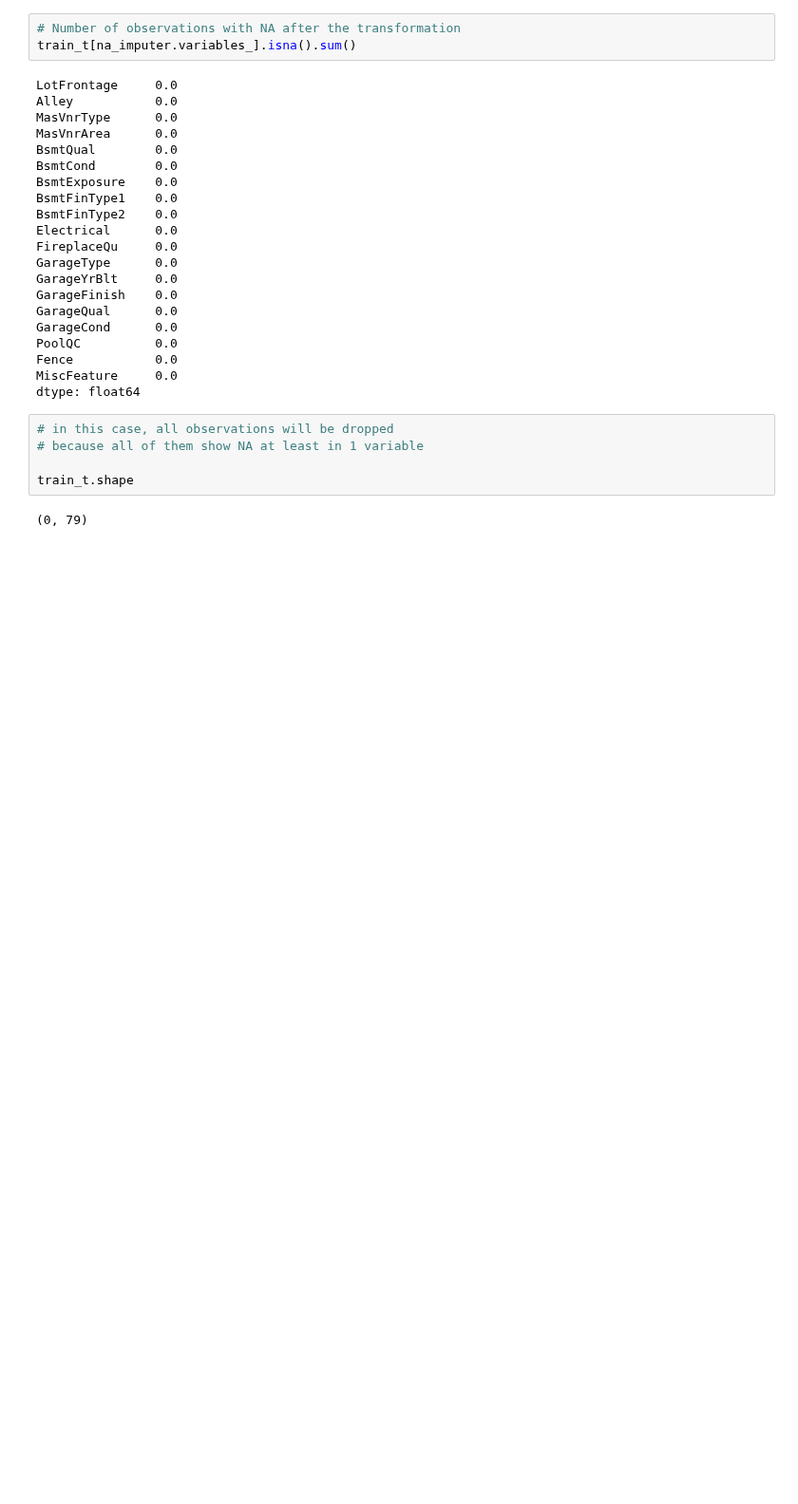
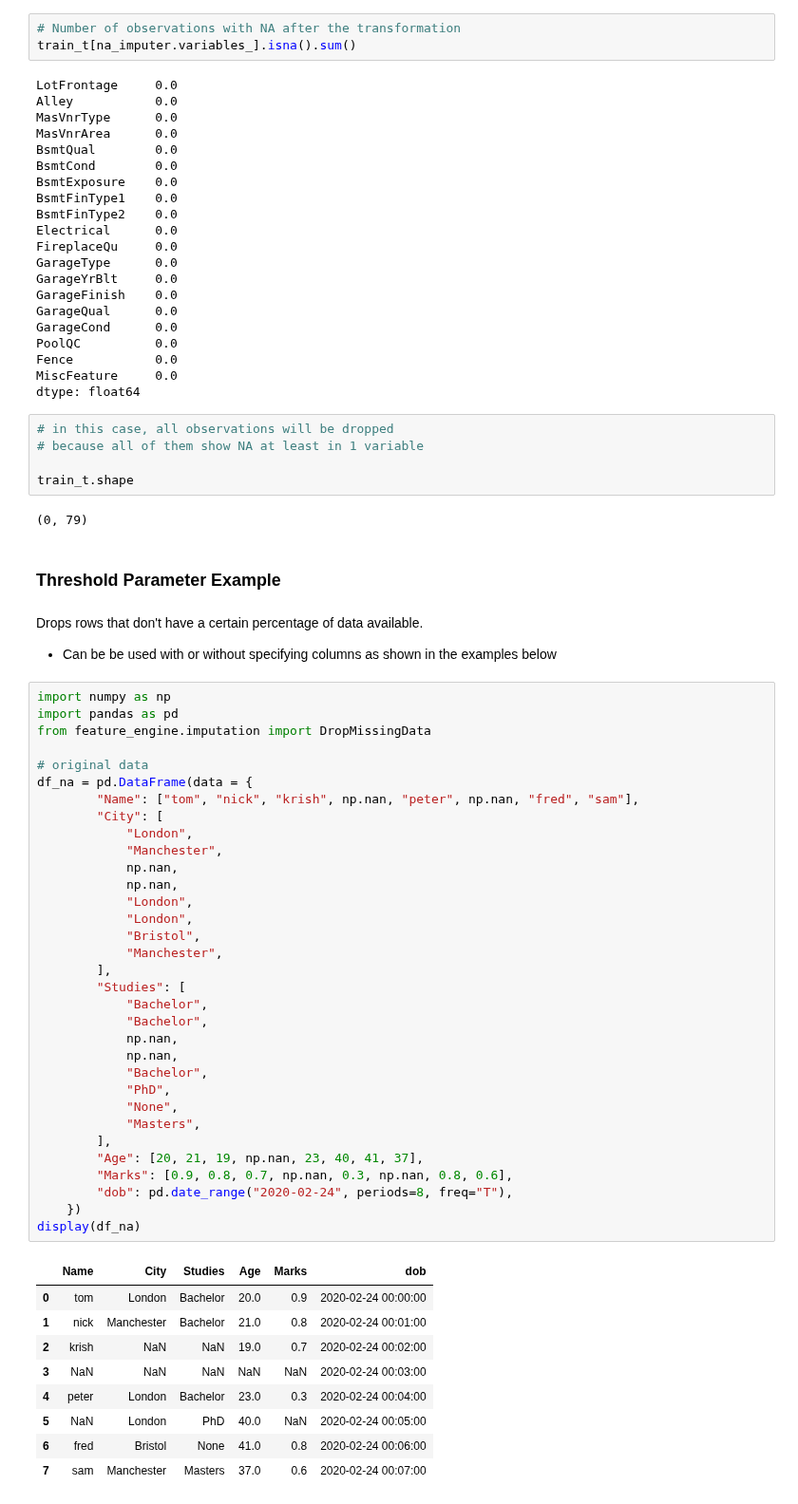
Before and after one commit to feature-engine/feature-engine-examples, a Jupyter notebook: imputation/DropMissingData.ipynb, the cells around one changed output. Shown at 95% size. Drawn from its saved outputs; the diff is of its cells as text; blank space fills up the shorter version.

Commit message:
add threshold parameter examples to drop missing data class (#3)

```diff
--- a/imputation/DropMissingData.ipynb
+++ b/imputation/DropMissingData.ipynb
@@ -214,3 +214,51 @@ dtype: float64
 train_t.shape
 # %% [output]
 (0, 79)
+# %% [markdown]
+### Threshold Parameter Example
+# %% [markdown]
+Drops rows that don't have a certain percentage of data available.
+* Can be be used with or without specifying columns as shown in the examples below
+# %%
+import numpy as np
+import pandas as pd
+from feature_engine.imputation import DropMissingData
+
+# original data
+df_na = pd.DataFrame(data = {
+        "Name": ["tom", "nick", "krish", np.nan, "peter", np.nan, "fred", "sam"],
+        "City": [
+            "London",
+            "Manchester",
+            np.nan,
+            np.nan,
+            "London",
+            "London",
+            "Bristol",
+            "Manchester",
+        ],
+        "Studies": [
+            "Bachelor",
+            "Bachelor",
+            np.nan,
+            np.nan,
+            "Bachelor",
+            "PhD",
+            "None",
+            "Masters",
+        ],
+        "Age": [20, 21, 19, np.nan, 23, 40, 41, 37],
+        "Marks": [0.9, 0.8, 0.7, np.nan, 0.3, np.nan, 0.8, 0.6],
+        "dob": pd.date_range("2020-02-24", periods=8, freq="T"),
+    })
+display(df_na)
+# %% [output]
+|  | Name | City | Studies | Age | Marks | dob |
+| 0 | tom | London | Bachelor | 20.0 | 0.9 | 2020-02-24 00:00:00 |
+| 1 | nick | Manchester | Bachelor | 21.0 | 0.8 | 2020-02-24 00:01:00 |
+| 2 | krish | NaN | NaN | 19.0 | 0.7 | 2020-02-24 00:02:00 |
+| 3 | NaN | NaN | NaN | NaN | NaN | 2020-02-24 00:03:00 |
+| 4 | peter | London | Bachelor | 23.0 | 0.3 | 2020-02-24 00:04:00 |
+| 5 | NaN | London | PhD | 40.0 | NaN | 2020-02-24 00:05:00 |
+| 6 | fred | Bristol | None | 41.0 | 0.8 | 2020-02-24 00:06:00 |
+| 7 | sam | Manchester | Masters | 37.0 | 0.6 | 2020-02-24 00:07:00 |
```
Also changed, not shown: parts of 6 cells of this notebook.
